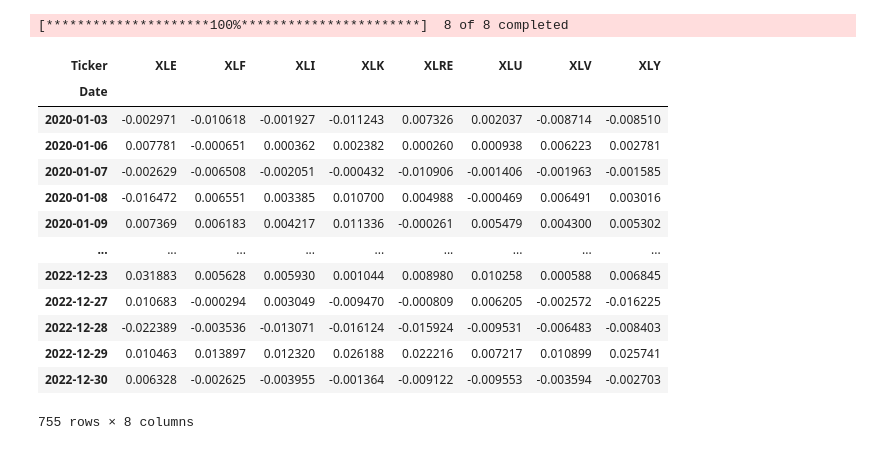
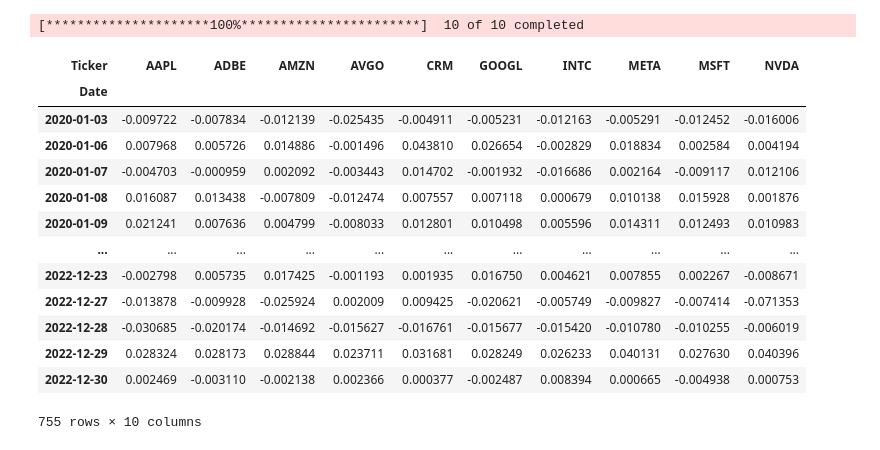
Before and after one commit to tchiu04/sparse_mr_portfolio, a Jupyter notebook: rep.ipynb, the cells around one changed output. Drawn from its saved outputs; the diff is of its cells as text; code cells hidden in the pictures.

```diff
--- a/rep.ipynb
+++ b/rep.ipynb
@@ -1,22 +1,22 @@
 # %%
 import yfinance as yf
-tickers = ['XLF', 'XLK', 'XLE', 'XLI', 'XLV', 'XLY', 'XLU', 'XLRE']
+tickers = ['AAPL', 'MSFT', 'GOOGL', 'AMZN', 'META', 'NVDA', 'ADBE', 'CRM', 'AVGO', 'INTC']
 prices = yf.download(tickers, start='2020-01-01', end='2023-01-01')['Close'].dropna()
 returns = prices.pct_change().dropna()
 returns
 # %% [output]
-[*********************100%***********************]  8 of 8 completed
+[*********************100%***********************]  10 of 10 completed
-| Ticker | XLE | XLF | XLI | XLK | XLRE | XLU | XLV | XLY |
-| Date |  |  |  |  |  |  |  |  |
-| 2020-01-03 | -0.002971 | -0.010618 | -0.001927 | -0.011243 | 0.007326 | 0.002037 | -0.008714 | -0.008510 |
-| 2020-01-06 | 0.007781 | -0.000651 | 0.000362 | 0.002382 | 0.000260 | 0.000938 | 0.006223 | 0.002781 |
-| 2020-01-07 | -0.002629 | -0.006508 | -0.002051 | -0.000432 | -0.010906 | -0.001406 | -0.001963 | -0.001585 |
-| 2020-01-08 | -0.016472 | 0.006551 | 0.003385 | 0.010700 | 0.004988 | -0.000469 | 0.006491 | 0.003016 |
-| 2020-01-09 | 0.007369 | 0.006183 | 0.004217 | 0.011336 | -0.000261 | 0.005479 | 0.004300 | 0.005302 |
-| ... | ... | ... | ... | ... | ... | ... | ... | ... |
-| 2022-12-23 | 0.031883 | 0.005628 | 0.005930 | 0.001044 | 0.008980 | 0.010258 | 0.000588 | 0.006845 |
-| 2022-12-27 | 0.010683 | -0.000294 | 0.003049 | -0.009470 | -0.000809 | 0.006205 | -0.002572 | -0.016225 |
-| 2022-12-28 | -0.022389 | -0.003536 | -0.013071 | -0.016124 | -0.015924 | -0.009531 | -0.006483 | -0.008403 |
-| 2022-12-29 | 0.010463 | 0.013897 | 0.012320 | 0.026188 | 0.022216 | 0.007217 | 0.010899 | 0.025741 |
-| 2022-12-30 | 0.006328 | -0.002625 | -0.003955 | -0.001364 | -0.009122 | -0.009553 | -0.003594 | -0.002703 |
+| Ticker | AAPL | ADBE | AMZN | AVGO | CRM | GOOGL | INTC | META | MSFT | NVDA |
+| Date |  |  |  |  |  |  |  |  |  |  |
+| 2020-01-03 | -0.009722 | -0.007834 | -0.012139 | -0.025435 | -0.004911 | -0.005231 | -0.012163 | -0.005291 | -0.012452 | -0.016006 |
+| 2020-01-06 | 0.007968 | 0.005726 | 0.014886 | -0.001496 | 0.043810 | 0.026654 | -0.002829 | 0.018834 | 0.002584 | 0.004194 |
+| 2020-01-07 | -0.004703 | -0.000959 | 0.002092 | -0.003443 | 0.014702 | -0.001932 | -0.016686 | 0.002164 | -0.009117 | 0.012106 |
+| 2020-01-08 | 0.016087 | 0.013438 | -0.007809 | -0.012474 | 0.007557 | 0.007118 | 0.000679 | 0.010138 | 0.015928 | 0.001876 |
+| 2020-01-09 | 0.021241 | 0.007636 | 0.004799 | -0.008033 | 0.012801 | 0.010498 | 0.005596 | 0.014311 | 0.012493 | 0.010983 |
+| ... | ... | ... | ... | ... | ... | ... | ... | ... | ... | ... |
+| 2022-12-23 | -0.002798 | 0.005735 | 0.017425 | -0.001193 | 0.001935 | 0.016750 | 0.004621 | 0.007855 | 0.002267 | -0.008671 |
+| 2022-12-27 | -0.013878 | -0.009928 | -0.025924 | 0.002009 | 0.009425 | -0.020621 | -0.005749 | -0.009827 | -0.007414 | -0.071353 |
+| 2022-12-28 | -0.030685 | -0.020174 | -0.014692 | -0.015627 | -0.016761 | -0.015677 | -0.015420 | -0.010780 | -0.010255 | -0.006019 |
+| 2022-12-29 | 0.028324 | 0.028173 | 0.028844 | 0.023711 | 0.031681 | 0.028249 | 0.026233 | 0.040131 | 0.027630 | 0.040396 |
+| 2022-12-30 | 0.002469 | -0.003110 | -0.002138 | 0.002366 | 0.000377 | -0.002487 | 0.008394 | 0.000665 | -0.004938 | 0.000753 |
-755 rows × 8 columns
+755 rows × 10 columns
```
Also changed, not shown: parts of 4 cells of this notebook, 3 other files.
